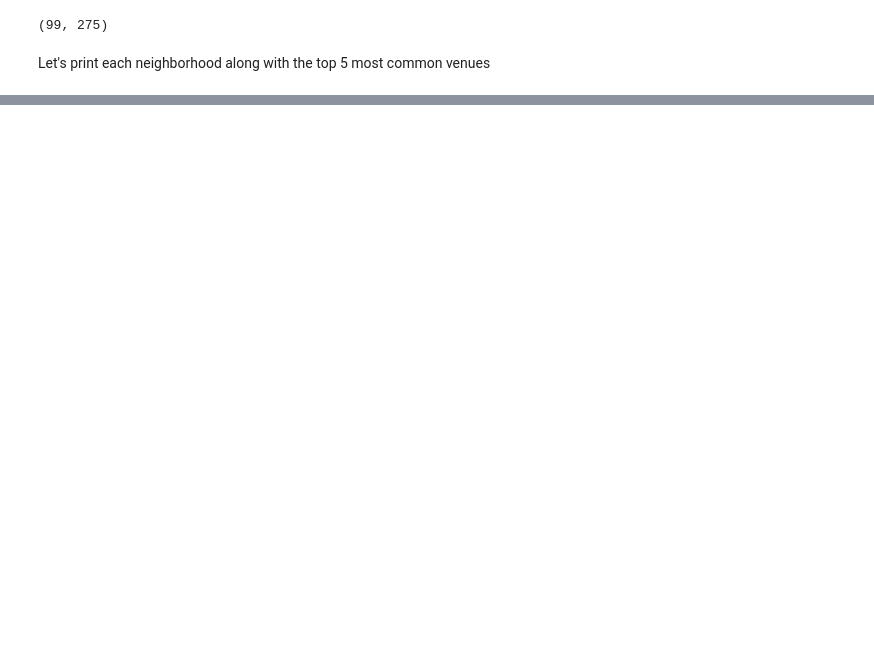
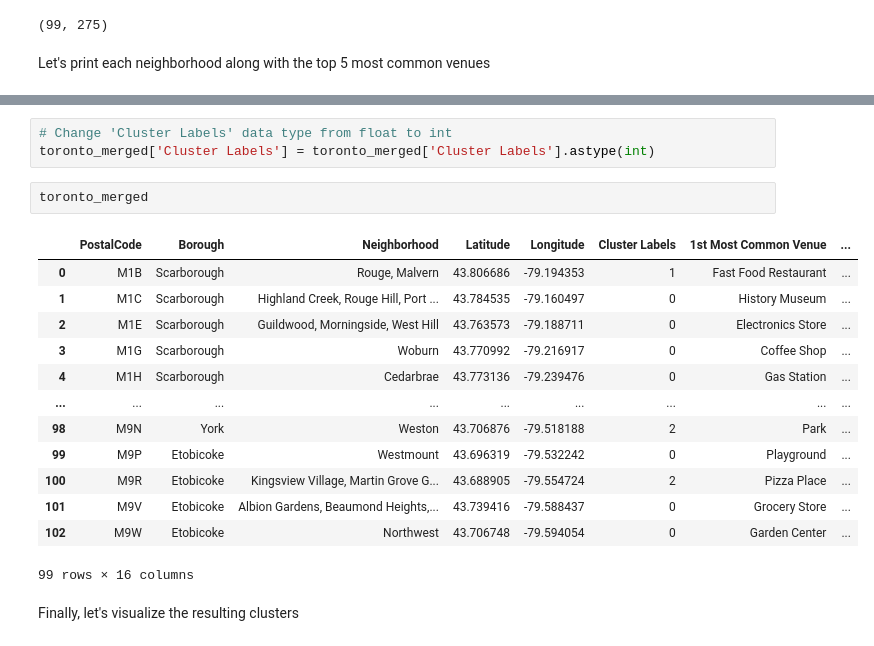
Before and after one commit to alinasansevich/Coursera_Capstone, a Jupyter notebook: Clustering-Neighborhoods-in-Toronto.ipynb, the cells around one changed output, grey strips where cells are left out. Cells and saved outputs as stored; diff of their text form; blank space fills up the shorter version.

```diff
--- a/Clustering-Neighborhoods-in-Toronto.ipynb
+++ b/Clustering-Neighborhoods-in-Toronto.ipynb
@@ -597,0 +751,21 @@ Let's print each neighborhood along with the top 5 most common venues
+# %%
+# Change 'Cluster Labels' data type from float to int
+toronto_merged['Cluster Labels'] = toronto_merged['Cluster Labels'].astype(int)
+# %%
+toronto_merged
+# %% [output]
+|  | PostalCode | Borough | Neighborhood | Latitude | Longitude | Cluster Labels | 1st Most Common Venue | ... |
+| 0 | M1B | Scarborough | Rouge, Malvern | 43.806686 | -79.194353 | 1 | Fast Food Restaurant | ... |
+| 1 | M1C | Scarborough | Highland Creek, Rouge Hill, Port ... | 43.784535 | -79.160497 | 0 | History Museum | ... |
+| 2 | M1E | Scarborough | Guildwood, Morningside, West Hill | 43.763573 | -79.188711 | 0 | Electronics Store | ... |
+| 3 | M1G | Scarborough | Woburn | 43.770992 | -79.216917 | 0 | Coffee Shop | ... |
+| 4 | M1H | Scarborough | Cedarbrae | 43.773136 | -79.239476 | 0 | Gas Station | ... |
+| ... | ... | ... | ... | ... | ... | ... | ... | ... |
+| 98 | M9N | York | Weston | 43.706876 | -79.518188 | 2 | Park | ... |
+| 99 | M9P | Etobicoke | Westmount | 43.696319 | -79.532242 | 0 | Playground | ... |
+| 100 | M9R | Etobicoke | Kingsview Village, Martin Grove G... | 43.688905 | -79.554724 | 2 | Pizza Place | ... |
+| 101 | M9V | Etobicoke | Albion Gardens, Beaumond Heights,... | 43.739416 | -79.588437 | 0 | Grocery Store | ... |
+| 102 | M9W | Etobicoke | Northwest | 43.706748 | -79.594054 | 0 | Garden Center | ... |
+99 rows × 16 columns
+# %% [markdown]
+Finally, let's visualize the resulting clusters
```
Also changed, not shown: parts of 24 cells of this notebook.
